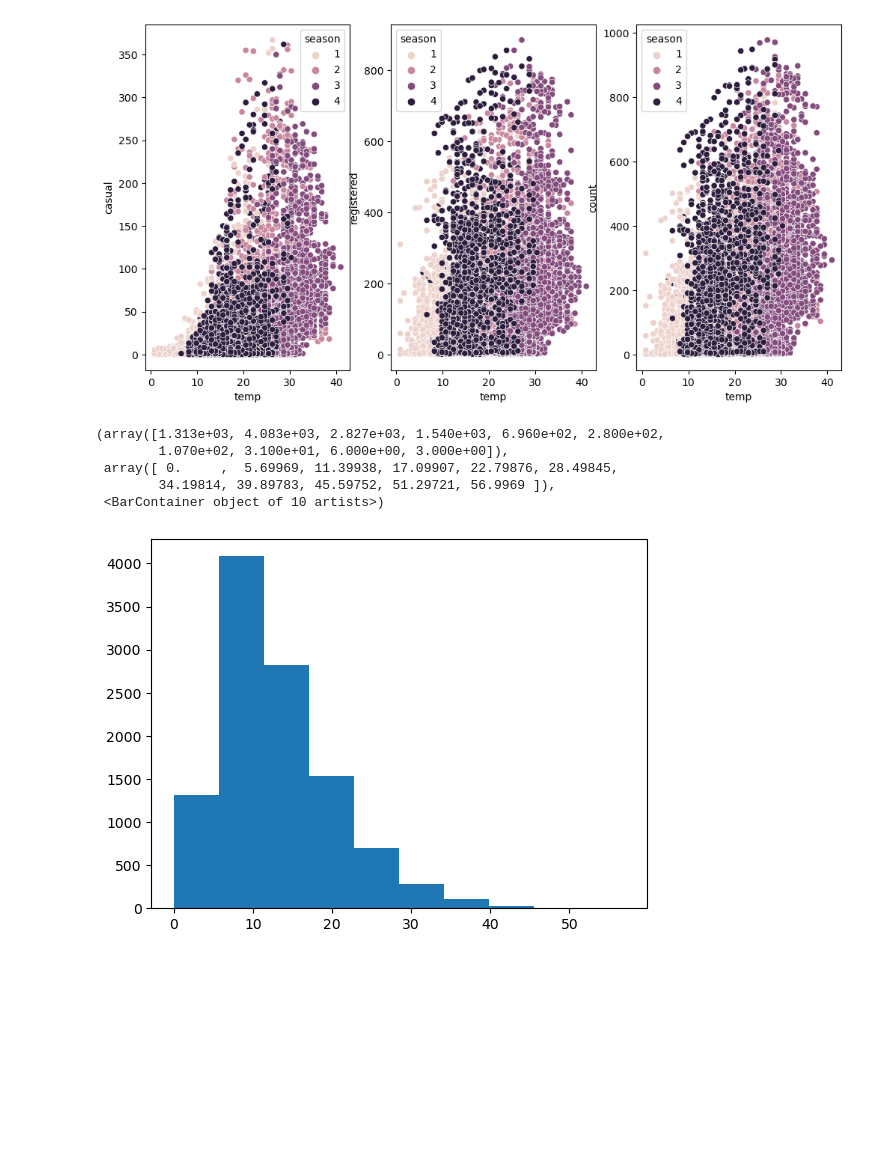
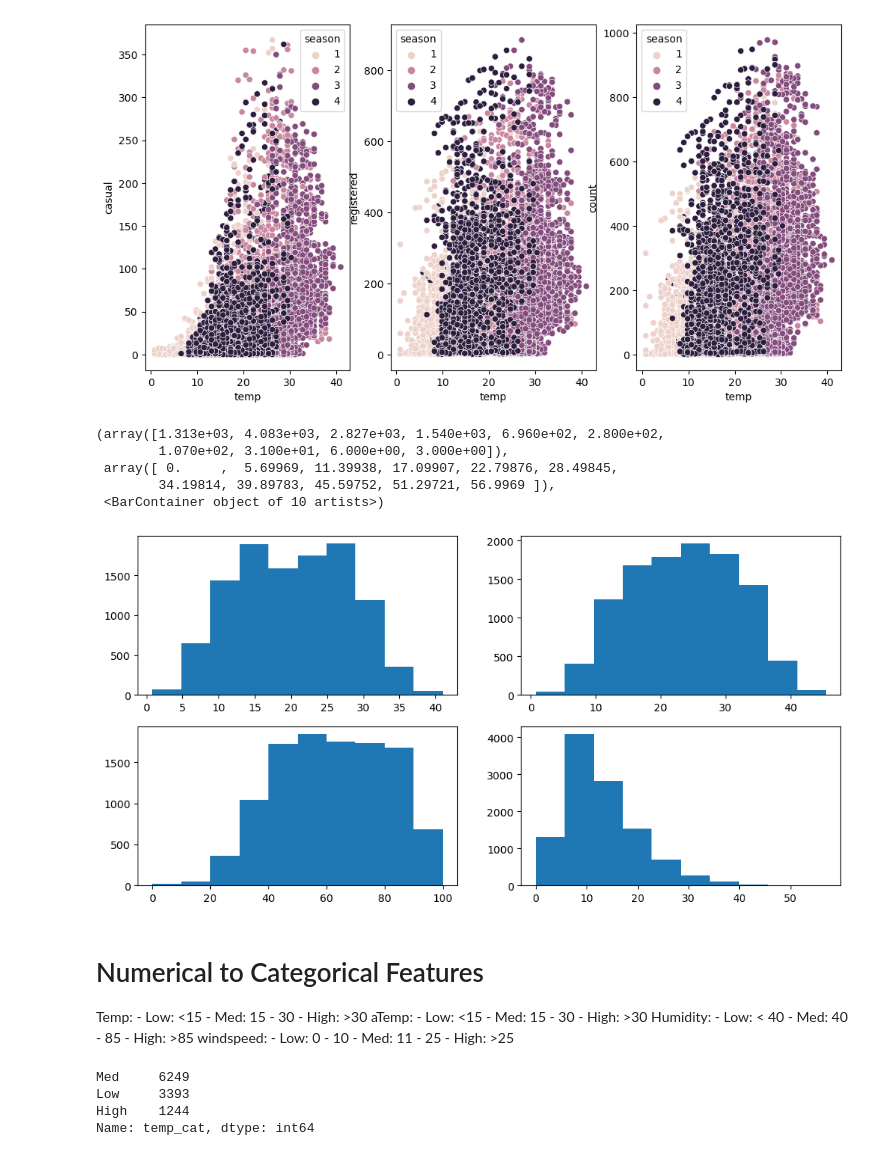
Before and after one commit to muthuganeshece/Business-Case-Study, a Jupyter notebook: Yulu/Notebook/Yulu_HypothesisTesting.ipynb, the cells around one changed output. Cells and saved outputs as stored; diff of their text form; code cells hidden in the pictures; blank space fills up the shorter version.

```diff
--- a/Yulu/Notebook/Yulu_HypothesisTesting.ipynb
+++ b/Yulu/Notebook/Yulu_HypothesisTesting.ipynb
@@ -127,6 +127,7 @@ data['date'] = pd.to_datetime(data['datetime']).dt.date
 data['time'] = pd.to_datetime(data['datetime']).dt.time
 data['day'] = pd.to_datetime(data['datetime']).dt.day_name()
 data['year'] = pd.to_datetime(data['date']).dt.year
+data['hour'] = pd.to_datetime(data['datetime']).dt.hour
 # %% [markdown]
 # UVA
 # %%
@@ -384,11 +426,19 @@ sns.scatterplot(data=data, x = 'temp', y='count', hue = 'season')
 <Axes: xlabel='temp', ylabel='count'>
 [figure]
 # %%
+plt.figure(figsize=(12,6))
+plt.subplot(2,2,1)
+plt.hist(data['temp'], bins = 10)
+plt.subplot(2,2,2)
+plt.hist(data['atemp'], bins = 10)
+plt.subplot(2,2,3)
+plt.hist(data['humidity'], bins = 10)
+plt.subplot(2,2,4)
 plt.hist(data['windspeed'], bins = 10)
 # %% [output]
 (array([1.313e+03, 4.083e+03, 2.827e+03, 1.540e+03, 6.960e+02, 2.800e+02,
         1.070e+02, 3.100e+01, 6.000e+00, 3.000e+00]),
  array([ 0.     ,  5.69969, 11.39938, 17.09907, 22.79876, 28.49845,
         34.19814, 39.89783, 45.59752, 51.29721, 56.9969 ]),
  <BarContainer object of 10 artists>)
-[figure, old version]
+[figure, new version]
@@ -396,0 +445,28 @@ plt.hist(data['windspeed'], bins = 10)
+# %% [markdown]
+# Numerical to Categorical Features
+Temp:
+    - Low: <15
+    - Med: 15 - 30
+    - High: >30
+aTemp:
+    - Low: <15
+    - Med: 15 - 30
+    - High: >30
+Humidity:
+    - Low: < 40
+    - Med: 40 - 85
+    - High: >85
+windspeed:
+    - Low: 0 - 10
+    - Med: 11 - 25
+    - High: >25
+# %%
+bins = [0, 15, 30, 50]
+label = ['Low', 'Med', 'High']
+data['temp_cat'] = pd.cut(data['temp'], bins=bins, labels=label)
+data['temp_cat'].value_counts()
+# %% [output]
+Med     6249
+Low     3393
+High    1244
+Name: temp_cat, dtype: int64
```
Also changed, not shown: parts of 24 cells of this notebook.
